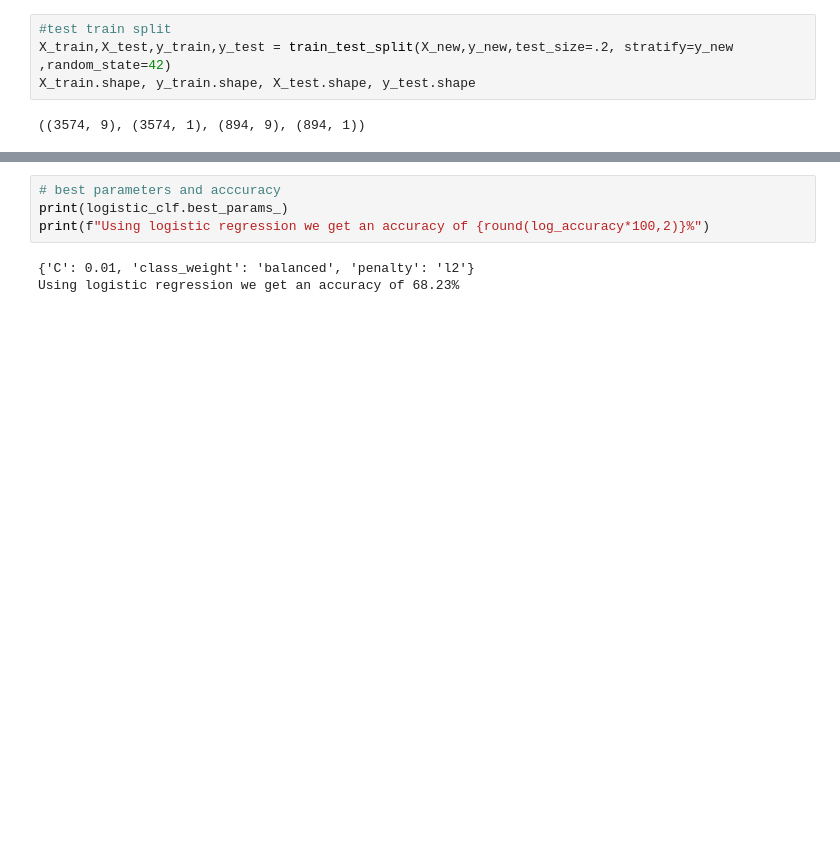
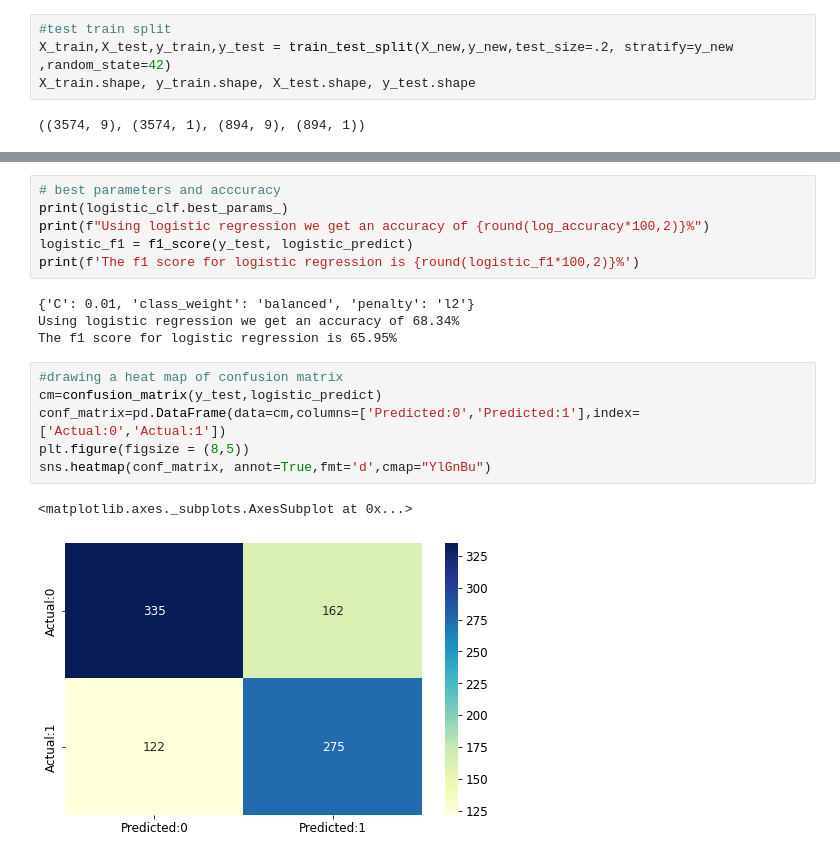
Before and after one commit to Ayushman0Singh/CardiovascularDiseaseRiskPrediction, a Jupyter notebook: CardiovascularRiskPrediction.ipynb, the cells around one changed output, grey strips where cells are left out. Saved outputs shown, nothing was run; the diff lists cells and outputs as text; blank space fills up the shorter version.

Commit message:
Applying models: DT, RF(feature selection),  Logistic Reg, KNN, SVM

```diff
--- a/CardiovascularRiskPrediction.ipynb
+++ b/CardiovascularRiskPrediction.ipynb
@@ -559,6 +564,18 @@ ValueError: Solver lbfgs supports only 'l2' or 'none' penalties, got l1 penalty.
 # best parameters and acccuracy
 print(logistic_clf.best_params_)
 print(f"Using logistic regression we get an accuracy of {round(log_accuracy*100,2)}%")
+logistic_f1 = f1_score(y_test, logistic_predict)
+print(f'The f1 score for logistic regression is {round(logistic_f1*100,2)}%')
 # %% [output]
 {'C': 0.01, 'class_weight': 'balanced', 'penalty': 'l2'}
-Using logistic regression we get an accuracy of 68.23%
+Using logistic regression we get an accuracy of 68.34%
+The f1 score for logistic regression is 65.95%
+# %%
+#drawing a heat map of confusion matrix
+cm=confusion_matrix(y_test,logistic_predict)
+conf_matrix=pd.DataFrame(data=cm,columns=['Predicted:0','Predicted:1'],index=['Actual:0','Actual:1'])
+plt.figure(figsize = (8,5))
+sns.heatmap(conf_matrix, annot=True,fmt='d',cmap="YlGnBu")
+# %% [output]
+<matplotlib.axes._subplots.AxesSubplot at 0x...>
+[figure, added]
```
Also changed, not shown: parts of 15 cells of this notebook.
